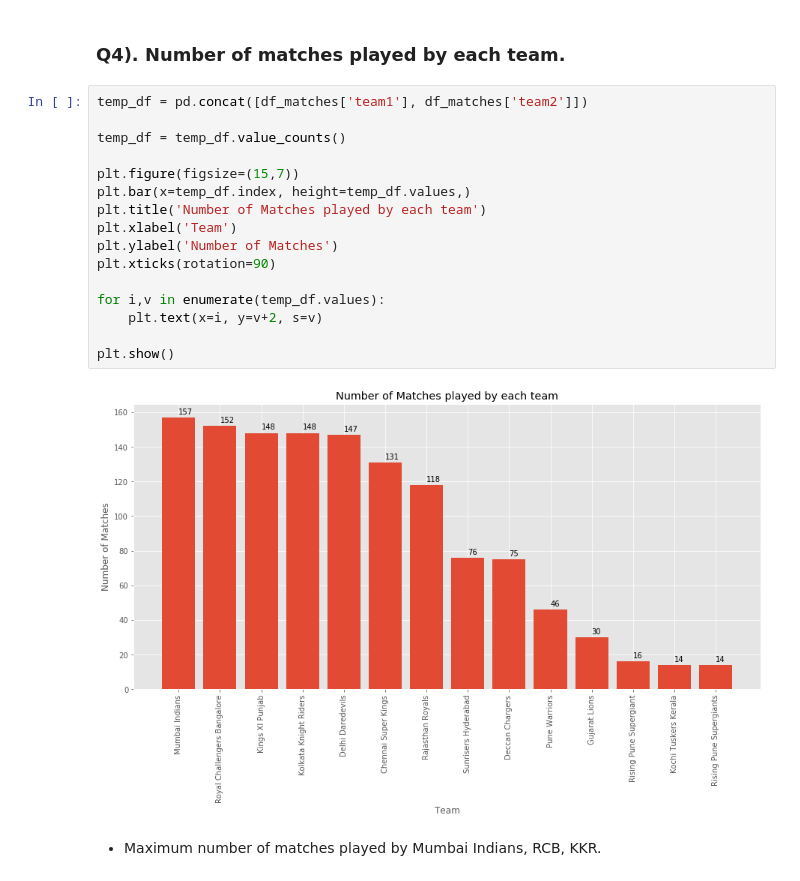
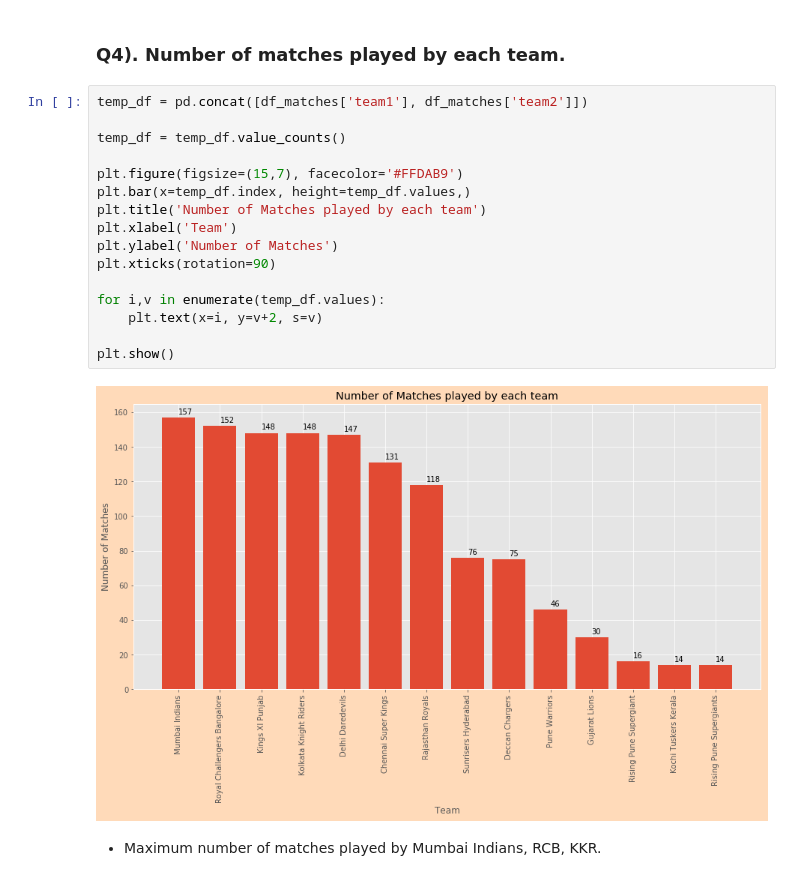
Before and after one commit to rahul-72/IPL_Dataset_Analysis, a Jupyter notebook: ipl.ipynb, the cells around one changed output. Saved outputs shown, nothing was run; the diff lists cells and outputs as text.

```diff
--- a/ipl.ipynb
+++ b/ipl.ipynb
@@ -102,21 +102,21 @@ plt.show()
 # %%
 temp_df = pd.concat([df_matches['team1'], df_matches['team2']])
 
 temp_df = temp_df.value_counts()
 
-plt.figure(figsize=(15,7))
+plt.figure(figsize=(15,7), facecolor='#FFDAB9')
 plt.bar(x=temp_df.index, height=temp_df.values,)
 plt.title('Number of Matches played by each team')
 plt.xlabel('Team')
 plt.ylabel('Number of Matches')
 plt.xticks(rotation=90)
 
 for i,v in enumerate(temp_df.values):
     plt.text(x=i, y=v+2, s=v)
 
 plt.show()
 # %% [output]
-[figure, old version]
+[figure, new version]
 # %% [markdown]
 * Maximum number of matches played by Mumbai Indians, RCB, KKR.
 # %% [markdown]
```
Also changed, not shown: parts of 10 cells of this notebook.
